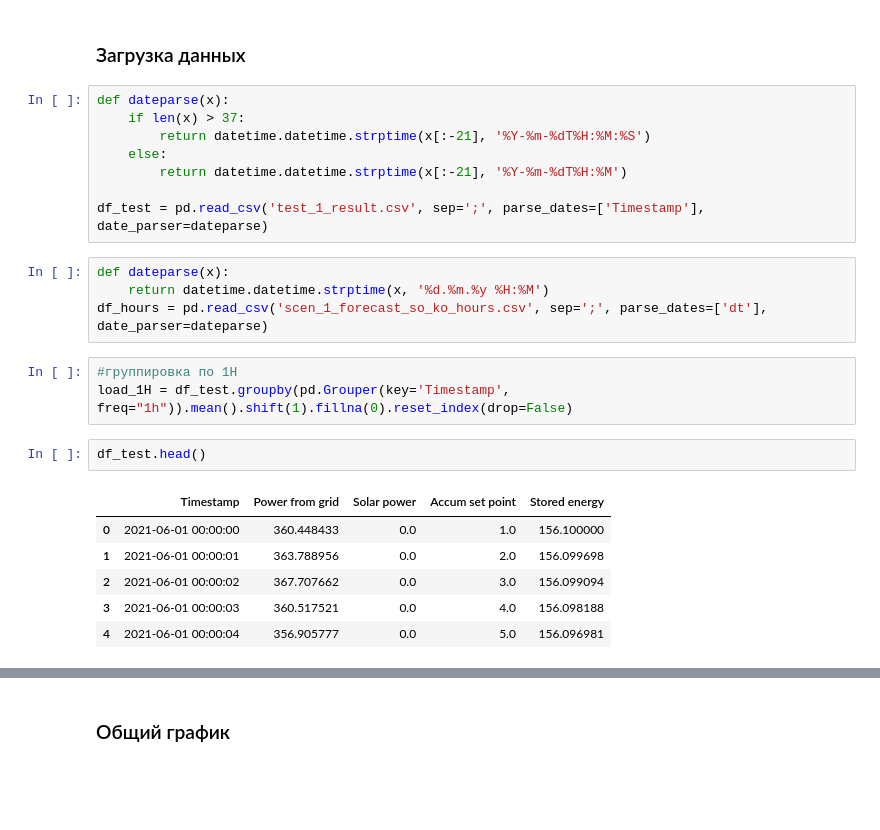
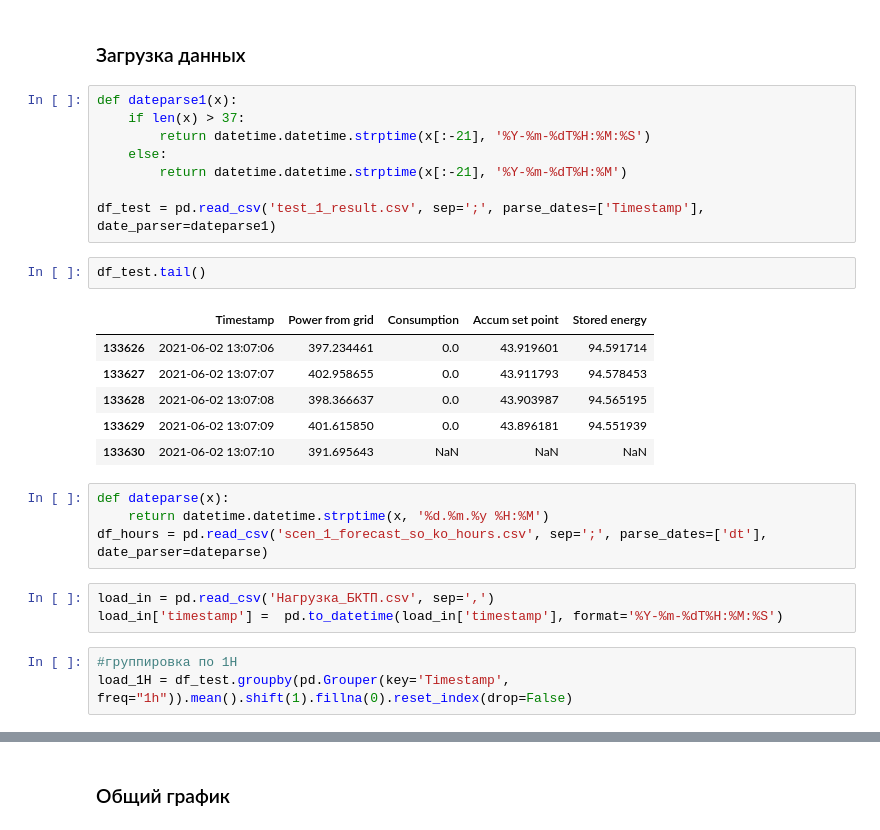
Before and after one commit to Randyrofed/Graphics_test_amigo, a Jupyter notebook: Test_DR/Untitled.ipynb, the cells around one changed output, grey strips where cells are left out. Saved outputs shown, nothing was run; the diff lists cells and outputs as text; blank space fills up the shorter version.

```diff
--- a/Test_DR/Untitled.ipynb
+++ b/Test_DR/Untitled.ipynb
@@ -7,26 +7,29 @@ import numpy as np
 # %% [markdown]
 ### Загрузка данных
 # %%
-def dateparse(x):
+def dateparse1(x):
     if len(x) > 37:
         return datetime.datetime.strptime(x[:-21], '%Y-%m-%dT%H:%M:%S')
     else:
         return datetime.datetime.strptime(x[:-21], '%Y-%m-%dT%H:%M')
 
-df_test = pd.read_csv('test_1_result.csv', sep=';', parse_dates=['Timestamp'], date_parser=dateparse)
+df_test = pd.read_csv('test_1_result.csv', sep=';', parse_dates=['Timestamp'], date_parser=dateparse1)
+# %%
+df_test.tail()
+# %% [output]
+|  | Timestamp | Power from grid | Consumption | Accum set point | Stored energy |
+| 133626 | 2021-06-02 13:07:06 | 397.234461 | 0.0 | 43.919601 | 94.591714 |
+| 133627 | 2021-06-02 13:07:07 | 402.958655 | 0.0 | 43.911793 | 94.578453 |
+| 133628 | 2021-06-02 13:07:08 | 398.366637 | 0.0 | 43.903987 | 94.565195 |
+| 133629 | 2021-06-02 13:07:09 | 401.615850 | 0.0 | 43.896181 | 94.551939 |
+| 133630 | 2021-06-02 13:07:10 | 391.695643 | NaN | NaN | NaN |
 # %%
 def dateparse(x):
     return datetime.datetime.strptime(x, '%d.%m.%y %H:%M')
 df_hours = pd.read_csv('scen_1_forecast_so_ko_hours.csv', sep=';', parse_dates=['dt'], date_parser=dateparse)
+# %%
+load_in = pd.read_csv('Нагрузка_БКТП.csv', sep=',')
+load_in['timestamp'] =  pd.to_datetime(load_in['timestamp'], format='%Y-%m-%dT%H:%M:%S')
 # %%
 #группировка по 1H
 load_1H = df_test.groupby(pd.Grouper(key='Timestamp', freq="1h")).mean().shift(1).fillna(0).reset_index(drop=False)
-# %%
-df_test.head()
-# %% [output]
-|  | Timestamp | Power from grid | Solar power | Accum set point | Stored energy |
-| 0 | 2021-06-01 00:00:00 | 360.448433 | 0.0 | 1.0 | 156.100000 |
-| 1 | 2021-06-01 00:00:01 | 363.788956 | 0.0 | 2.0 | 156.099698 |
-| 2 | 2021-06-01 00:00:02 | 367.707662 | 0.0 | 3.0 | 156.099094 |
-| 3 | 2021-06-01 00:00:03 | 360.517521 | 0.0 | 4.0 | 156.098188 |
-| 4 | 2021-06-01 00:00:04 | 356.905777 | 0.0 | 5.0 | 156.096981 |
```
Also changed, not shown: parts of 9 cells of this notebook, 5 other files.
